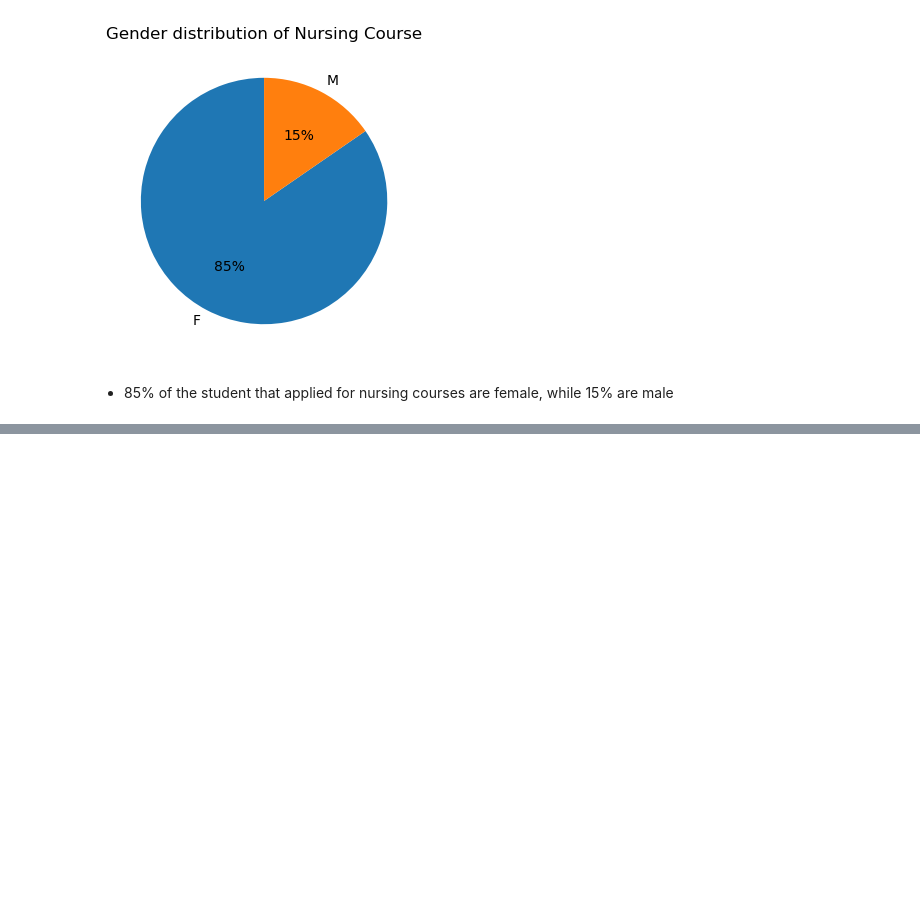
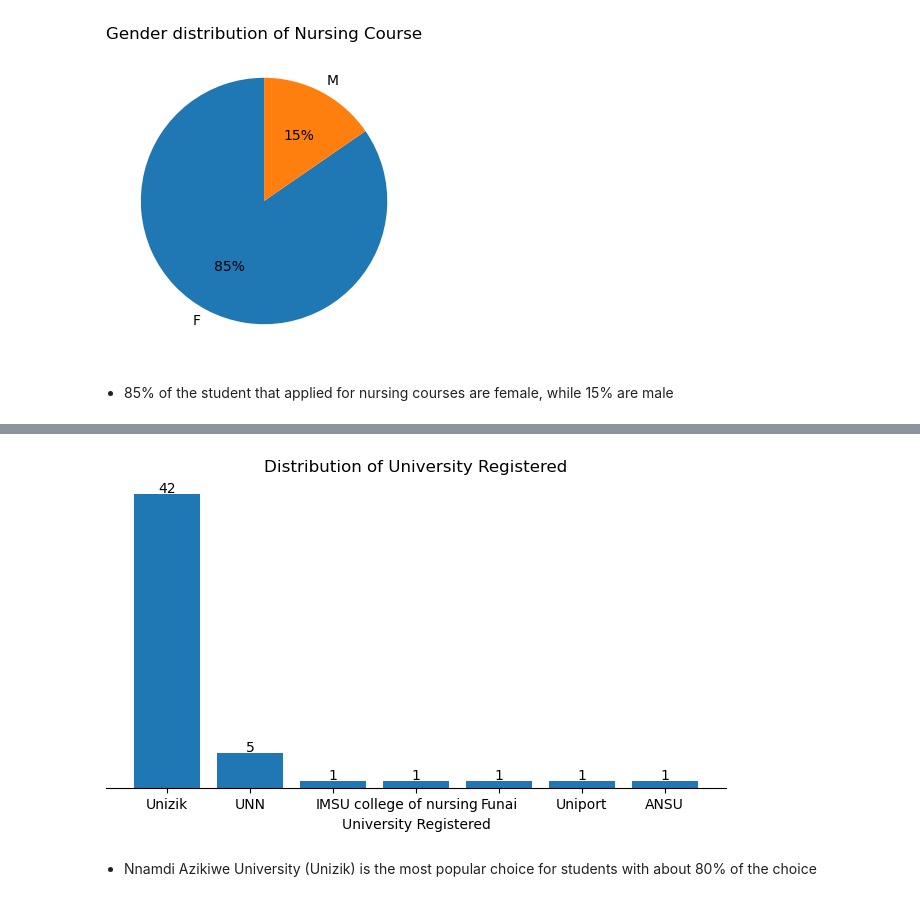
Before and after one commit to valezenwanne/Performance_of_UltraBrain_Students_in_2024_JAMB_Exam, a Jupyter notebook: Performance of Ultra-Brain Student in 2024 JAMB.ipynb, the cells around one changed output, grey strips where cells are left out. Drawn from its saved outputs; the diff is of its cells as text; code cells hidden in the pictures; blank space fills up the shorter version.

Commit message:
added some exploration and charts

```diff
--- a/Performance of Ultra-Brain Student in 2024 JAMB.ipynb
+++ b/Performance of Ultra-Brain Student in 2024 JAMB.ipynb
@@ -380,0 +394,21 @@ plt.show()
+# %%
+fig, ax = plt.subplots(figsize=[8,4])
+ax.bar(x=df['University Registered'].value_counts().index, height=df['University Registered'].value_counts().values)
+
+#add title
+ax.set_title('Distribution of University Registered')
+ax.set_xlabel('University Registered')
+ax.yaxis.set_visible(False)
+
+#ax.xaxis.set_tick_params(rotation=75)
+
+ax.spines[['top', 'left', 'right']].set_visible(False)
+
+for index, values in enumerate(df['University Registered'].value_counts()):
+    ax.annotate(values, xy=(index, values+0.8), ha='center', va='center')
+
+plt.show()
+# %% [output]
+[figure, added]
+# %% [markdown]
+- Nnamdi Azikiwe University (Unizik) is the most popular choice for students with about 80% of the choice
```
Also changed, not shown: parts of 17 cells of this notebook.
